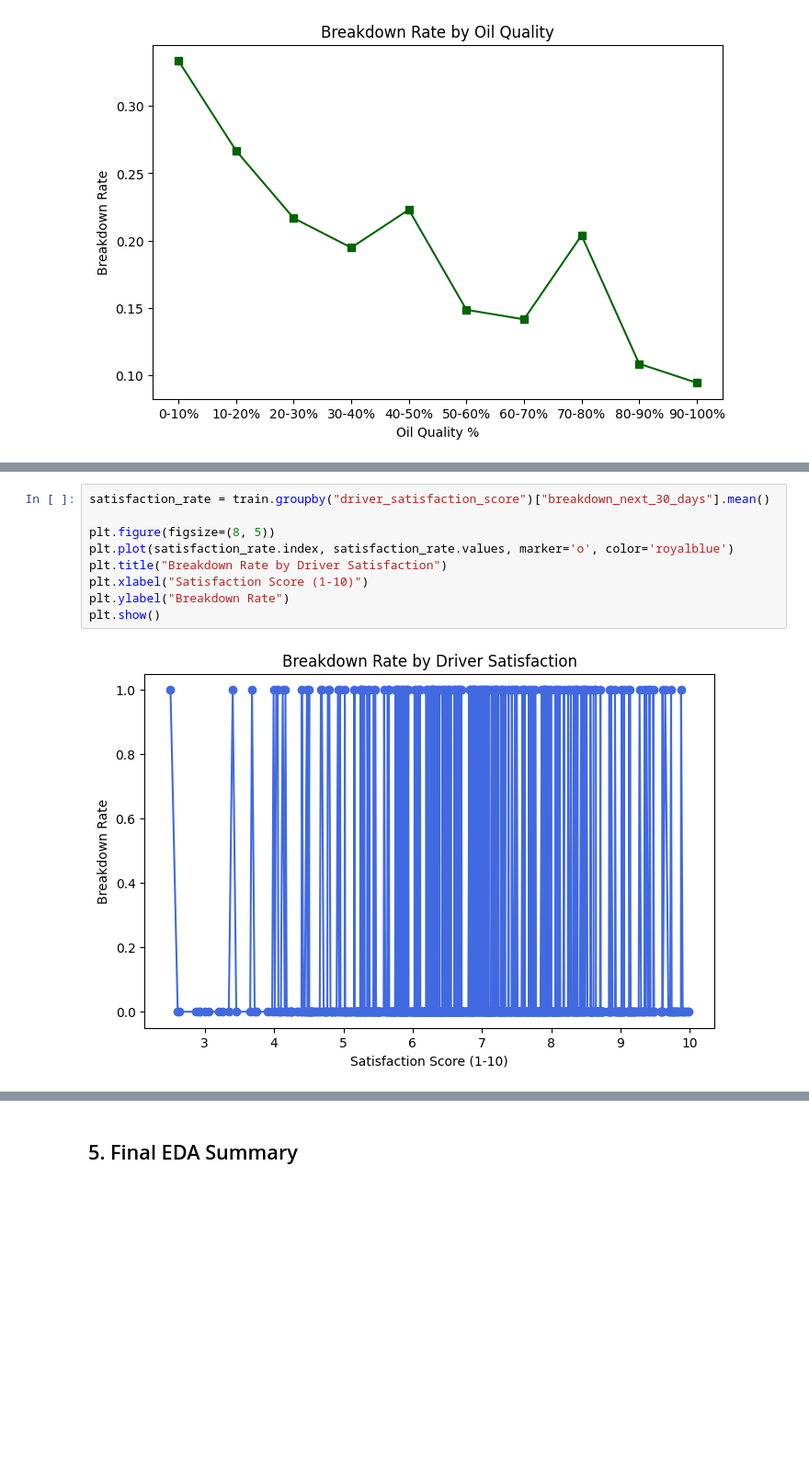
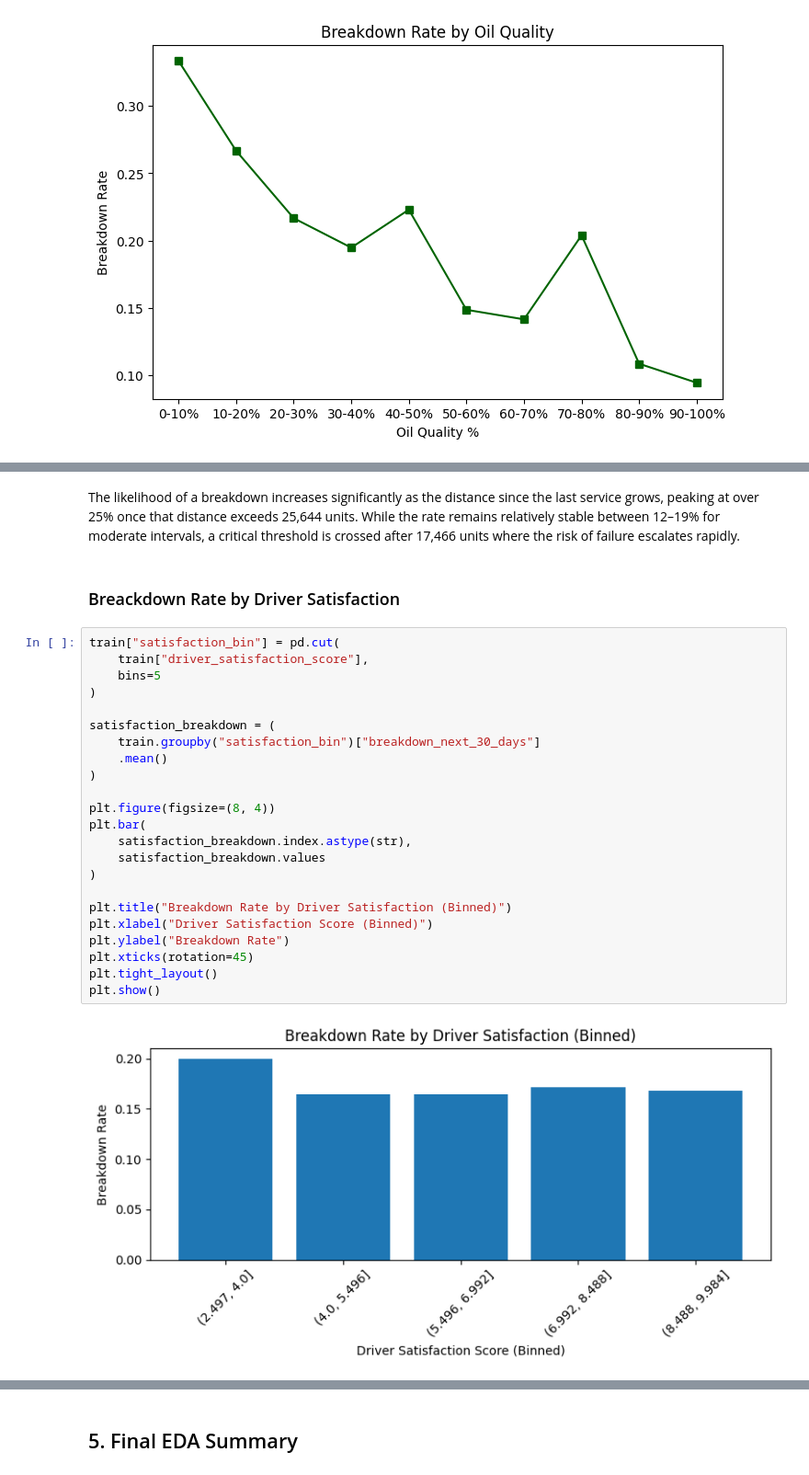
Before and after one commit to IlliaKrivoruchko/Car_Breakdown, a Jupyter notebook: Car_Breakdown_Team7.ipynb, the cells around one changed output, grey strips where cells are left out. Shown at 92% size. Drawn from its saved outputs; the diff is of its cells as text; blank space fills up the shorter version.

Commit message:
layout and final analyse

```diff
--- a/Car_Breakdown_Team7.ipynb
+++ b/Car_Breakdown_Team7.ipynb
@@ -284,11 +300,29 @@ plt.show()
+# %% [markdown]
+The likelihood of a breakdown increases significantly as the distance since the last service grows, peaking at over 25% once that distance exceeds 25,644 units. While the rate remains relatively stable between 12–19% for moderate intervals, a critical threshold is crossed after 17,466 units where the risk of failure escalates rapidly.
+# %% [markdown]
+### Breackdown Rate by Driver Satisfaction
 # %%
-satisfaction_rate = train.groupby("driver_satisfaction_score")["breakdown_next_30_days"].mean()
+train["satisfaction_bin"] = pd.cut(
+    train["driver_satisfaction_score"],
+    bins=5
+)
 
-plt.figure(figsize=(8, 5))
-plt.plot(satisfaction_rate.index, satisfaction_rate.values, marker='o', color='royalblue')
-plt.title("Breakdown Rate by Driver Satisfaction")
-plt.xlabel("Satisfaction Score (1-10)")
+satisfaction_breakdown = (
+    train.groupby("satisfaction_bin")["breakdown_next_30_days"]
+    .mean()
+)
+
+plt.figure(figsize=(8, 4))
+plt.bar(
+    satisfaction_breakdown.index.astype(str),
+    satisfaction_breakdown.values
+)
+
+plt.title("Breakdown Rate by Driver Satisfaction (Binned)")
+plt.xlabel("Driver Satisfaction Score (Binned)")
 plt.ylabel("Breakdown Rate")
+plt.xticks(rotation=45)
+plt.tight_layout()
 plt.show()
 # %% [output]
-[figure, old version]
+[figure, new version]
```
Also changed, not shown: parts of 23 cells of this notebook, 1 other file.
